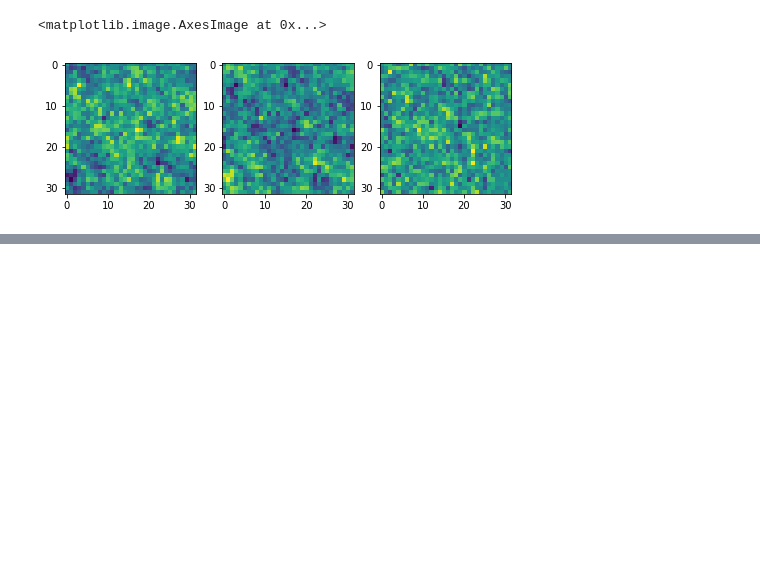
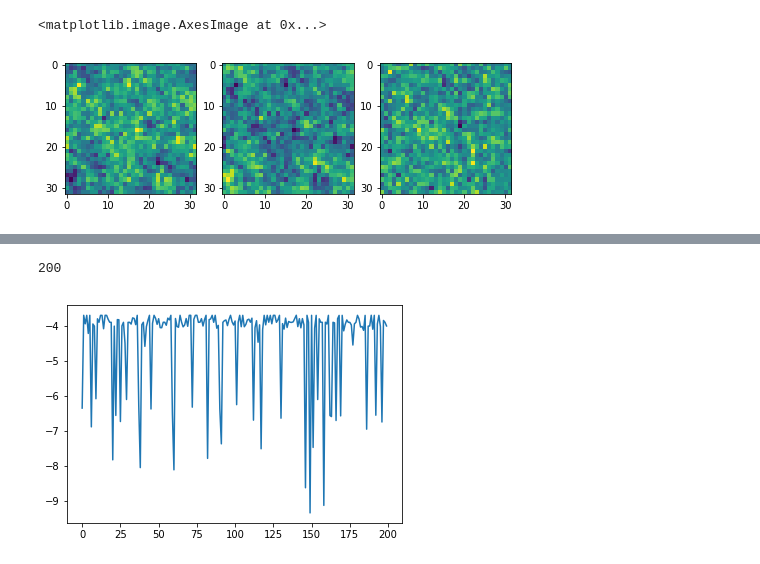
Before and after one commit to Ssalazar12/Machine-Learning, a Jupyter notebook: Ising-Model/Weight_interpreter.ipynb, the cells around one changed output, grey strips where cells are left out. Saved outputs shown, nothing was run; the diff lists cells and outputs as text; code cells hidden in the pictures; blank space fills up the shorter version.

```diff
--- a/Ising-Model/Weight_interpreter.ipynb
+++ b/Ising-Model/Weight_interpreter.ipynb
@@ -145,0 +194,5 @@ ax[2].imshow(w3_L2[:,2].reshape(-1,n_s))
+# %%
+plt.plot(f_val)
+# %% [output]
+200
+[figure, added]
```
Also changed, not shown: parts of 7 cells of this notebook, 4 other files.
